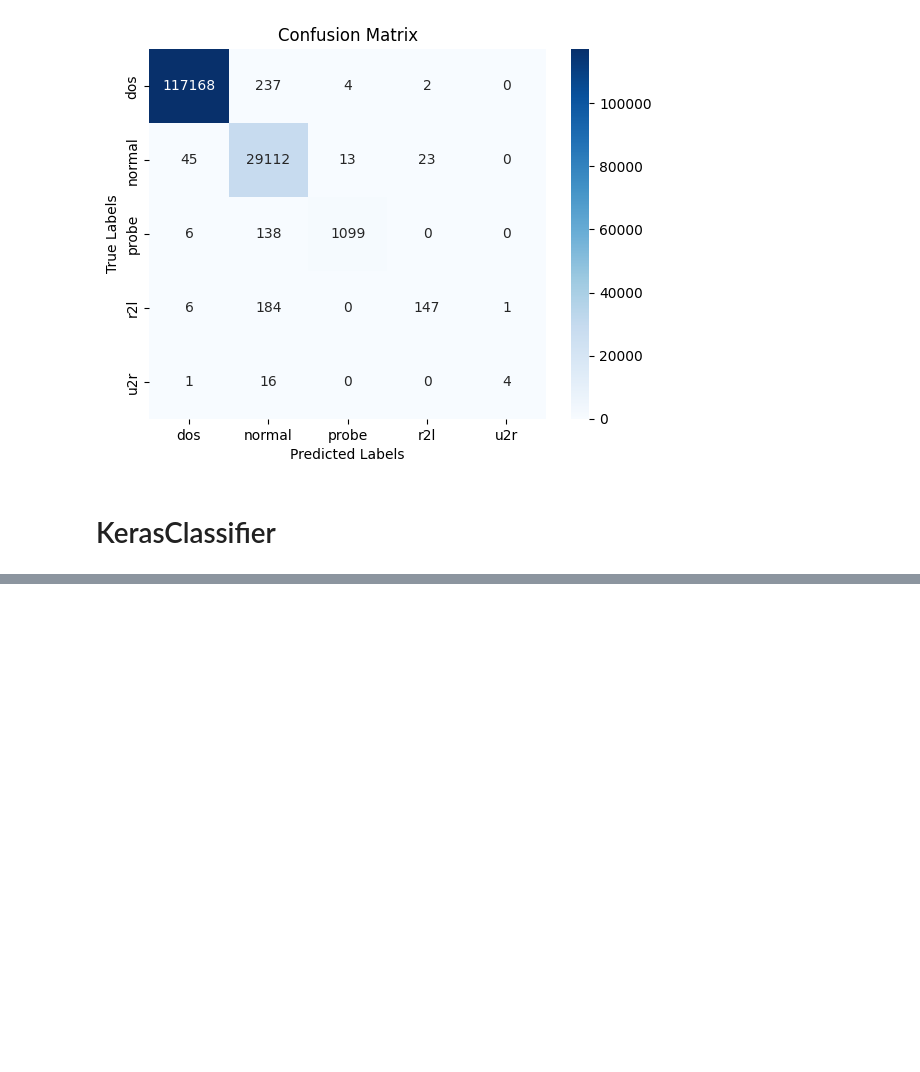
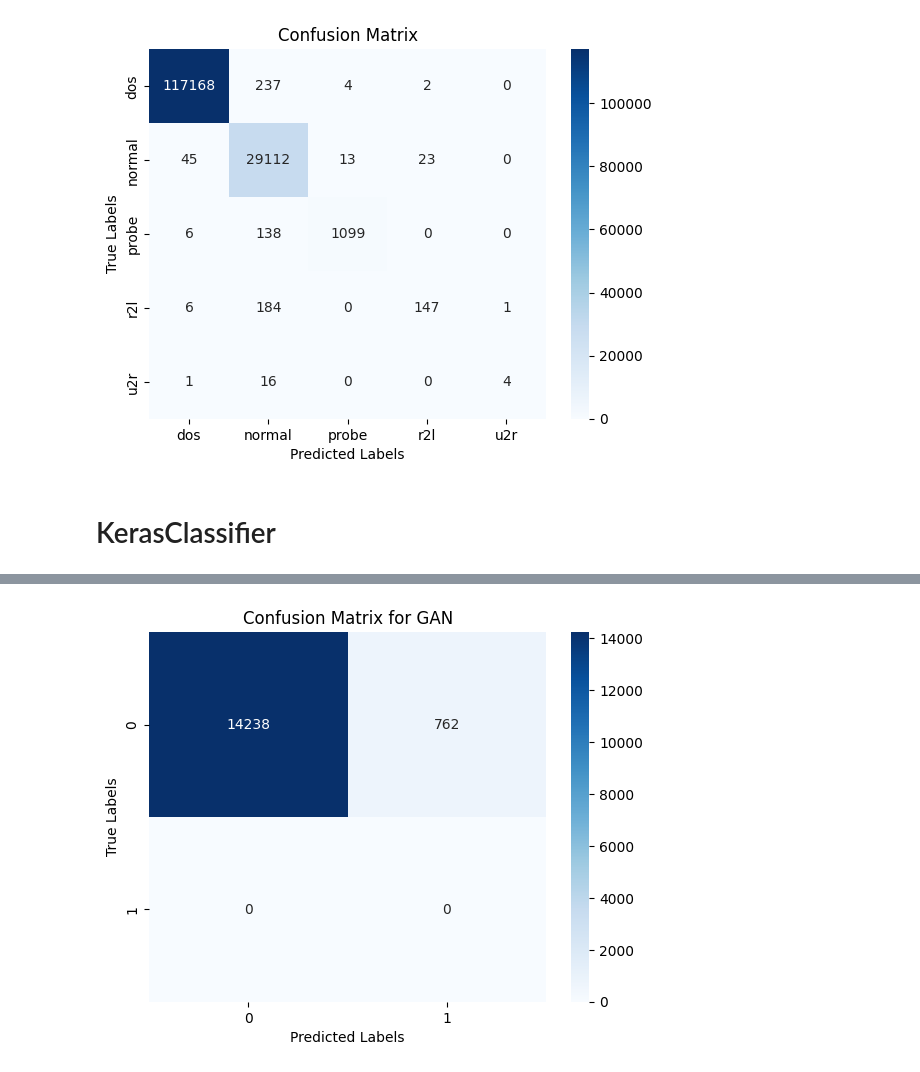
Before and after one commit to Pakapakk/Network_Traffic_Anomaly_Detection, a Jupyter notebook: anomaly_detection.ipynb, the cells around one changed output, grey strips where cells are left out. Saved outputs shown, nothing was run; the diff lists cells and outputs as text; code cells hidden in the pictures; blank space fills up the shorter version.

Commit message:
add gan model

```diff
--- a/anomaly_detection.ipynb
+++ b/anomaly_detection.ipynb
@@ -344,0 +402,12 @@ plt.show()
+# %%
+def build_discriminator():
+    model = tf.keras.Sequential([
+        tf.keras.layers.Dense(512, activation='relu', input_shape=(32,)),  # Adjust input shape if needed
+        tf.keras.layers.BatchNormalization(),
+        tf.keras.layers.Dense(256, activation='relu'),
+        tf.keras.layers.BatchNormalization(),
+        tf.keras.layers.Dense(1)
+    ])
+    return model
+
+discriminator = build_discriminator()
@@ -344,0 +463,10 @@ plt.show()
+# %%
+scaler = MinMaxScaler(feature_range=(-1, 1))
+df_normalized = scaler.fit_transform(gan_x_train)  # Normalize all features
+test_df_normalized = scaler.fit_transform(gan_x_test)  # Normalize all features
+
+# Convert to a TensorFlow tensor
+import tensorflow as tf
+
+df_normalized_tensor = tf.convert_to_tensor(df_normalized, dtype=tf.float32)
+test_df_normalized_tensor = tf.convert_to_tensor(test_df_normalized, dtype=tf.float32)
@@ -344,0 +503,2 @@ plt.show()
+# %%
+y_pred = discriminator.predict(test_df_normalized_tensor)
@@ -344,0 +517,23 @@ plt.show()
+# %%
+# prompt: make the confusion matrix fo gan
+
+import seaborn as sns
+import matplotlib.pyplot as plt
+from sklearn.metrics import confusion_matrix
+
+# Assuming y_pred contains predicted probabilities
+# Convert probabilities to class labels (0 or 1)
+y_pred_labels = (y_pred > 0.5).astype(int)
+
+
+cm = confusion_matrix(gan_y_test, y_pred_labels)
+
+labels = ["0", "1"]  # Assuming binary classification
+
+sns.heatmap(cm, annot=True, fmt="d", cmap="Blues", xticklabels=labels, yticklabels=labels)
+plt.xlabel("Predicted Labels")
+plt.ylabel("True Labels")
+plt.title("Confusion Matrix for GAN")
+plt.show()
+# %% [output]
+[figure, added]
```
Also changed, not shown: parts of 36 cells of this notebook.
